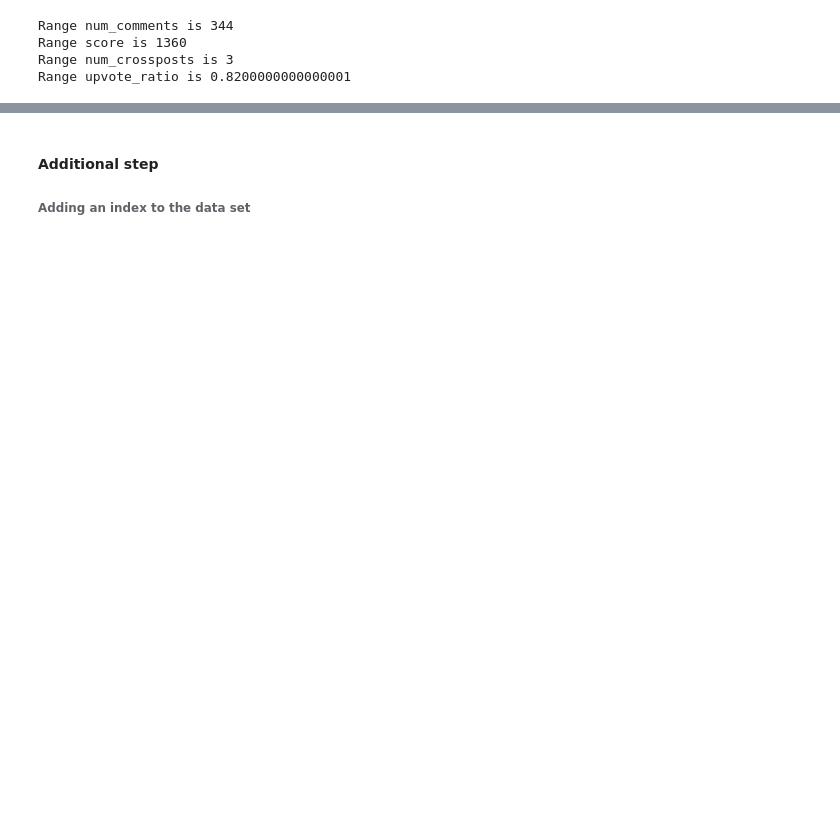
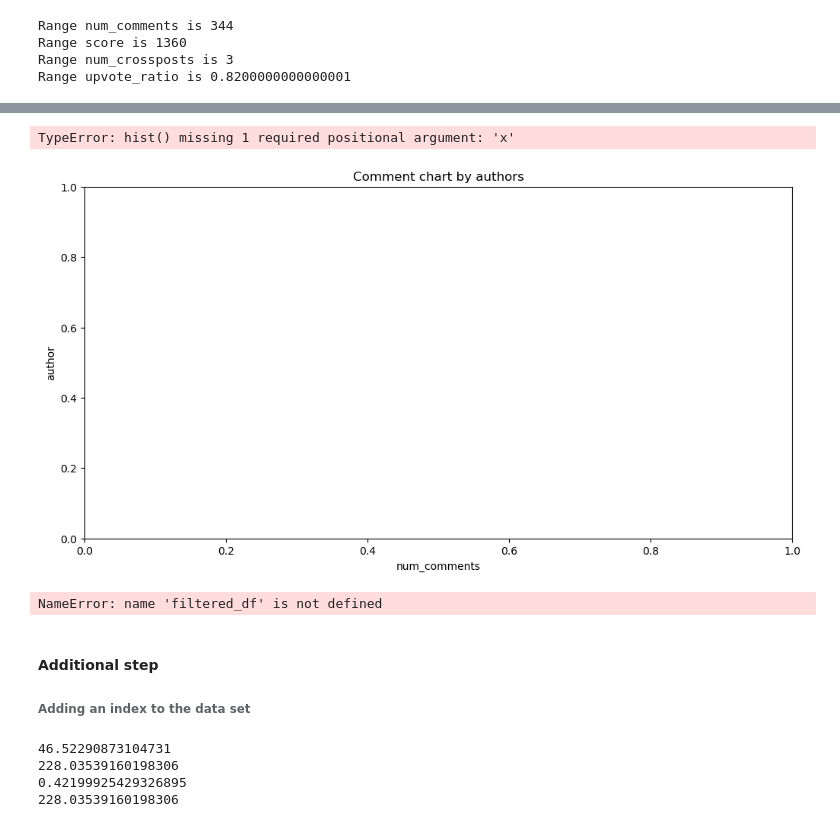
Before and after one commit to Olayemi-cloud/jh24993_EMATM0048---Python-Project, a Jupyter notebook: jh24993_EMATM0048_Q2.ipynb, the cells around one changed output, grey strips where cells are left out. Cells and saved outputs as stored; diff of their text form; code cells hidden in the pictures; blank space fills up the shorter version.

```diff
--- a/jh24993_EMATM0048_Q2.ipynb
+++ b/jh24993_EMATM0048_Q2.ipynb
@@ -286,4 +338,52 @@ Range upvote_ratio is 0.8200000000000001
+# %%
+plt.figure(figsize=(12, 6))
+plt.title("Comment chart by authors")
+plt.xlabel('num_comments')
+plt.ylabel('author')
+
+plt.hist( color='blue')
+# %% [output]
+TypeError: hist() missing 1 required positional argument: 'x'
+[figure, added]
+# %%
+nbcnews_df= filtered_df[filtered_df['author']=="nbcnews"]
+euronews_df= filtered_df[filtered_df['author']=="euronews-english"]
+maxcactus_df= filtered_df[filtered_df['author']=="maxcactus"]
+nytopinion_df= filtered_df[filtered_df['author']=="nytopinion"]
+ctvnews_df= filtered_df[filtered_df['author']=="ctvnews"]
+
+data = [nbcnews_df['height'], euronews_df['height'], [maxcactus_df['height'], nytopinion['height']]]
+
+fig = plt.figure(figsize =(8, 5))
+ax = fig.add_axes([0,0,1, 1])
+ax.set_xticklabels(["nbcnews", "euronews", "maxcactus", 'nytopinion', 'ctvnews'])
+ax.set_title('Author boxplot')
+
+# Creating plot
+bp = ax.boxplot(data)
+
+# show plot
+plt.show()
+# %% [output]
+NameError: name 'filtered_df' is not defined
 # %% [markdown]
 #### Additional step
 
 ###### Adding an index to the data set
+# %%
+standard_deviation_comments = data["num_comments"].std()
+print(standard_deviation_comments)
+
+standard_deviation_score = data["score"].std()
+print(standard_deviation_score)
+
+standard_deviation_num_crossposts = data['num_crossposts'].std()
+print(standard_deviation_num_crossposts)
+
+standard_deviation_upvote_ratio = data['upvote_ratio'].std()
+print(standard_deviation_score)
+# %% [output]
+46.52290873104731
+228.03539160198306
+0.42199925429326895
+228.03539160198306
```
Also changed, not shown: parts of 16 cells of this notebook.
